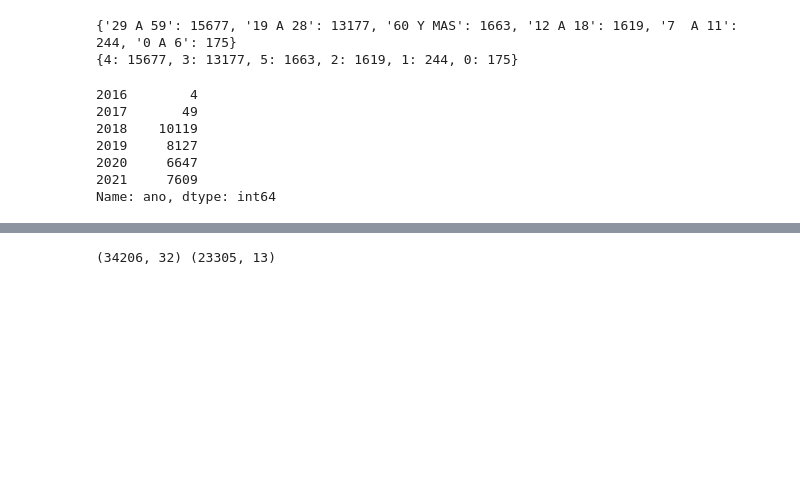
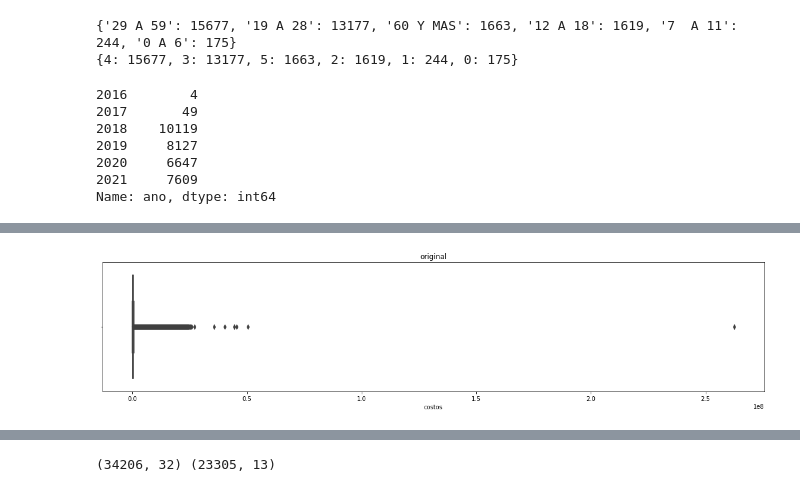
Before and after one commit to dherrerambo/analisis-de-datos-avanzados, a Jupyter notebook: Clase 7 - Regressions/tarea/tarea-clase7-costo atencion hosp.ipynb, the cells around one changed output, grey strips where cells are left out. Cells and saved outputs as stored; diff of their text form; code cells hidden in the pictures; blank space fills up the shorter version.

```diff
--- a/Clase 7 - Regressions/tarea/tarea-clase7-costo atencion hosp.ipynb
+++ b/Clase 7 - Regressions/tarea/tarea-clase7-costo atencion hosp.ipynb
@@ -158,3 +163,10 @@ data0 = data0[data0['costos']>0]
+# %%
+plt.figure(figsize=(20,4))
+sns.boxplot(data0[target]);
+plt.title("original")
+plt.show()
+# %% [output]
+[figure, added]
 # %%
 ## outliers
 def get_outliers(data):
```
Also changed, not shown: parts of 9 cells of this notebook, 1 other file.
